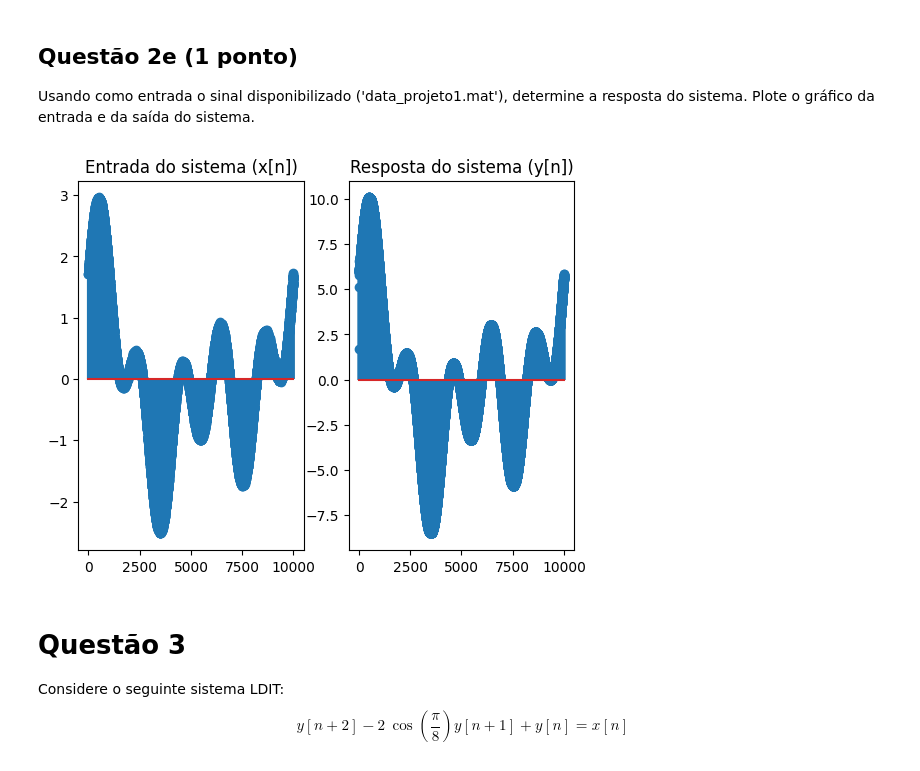
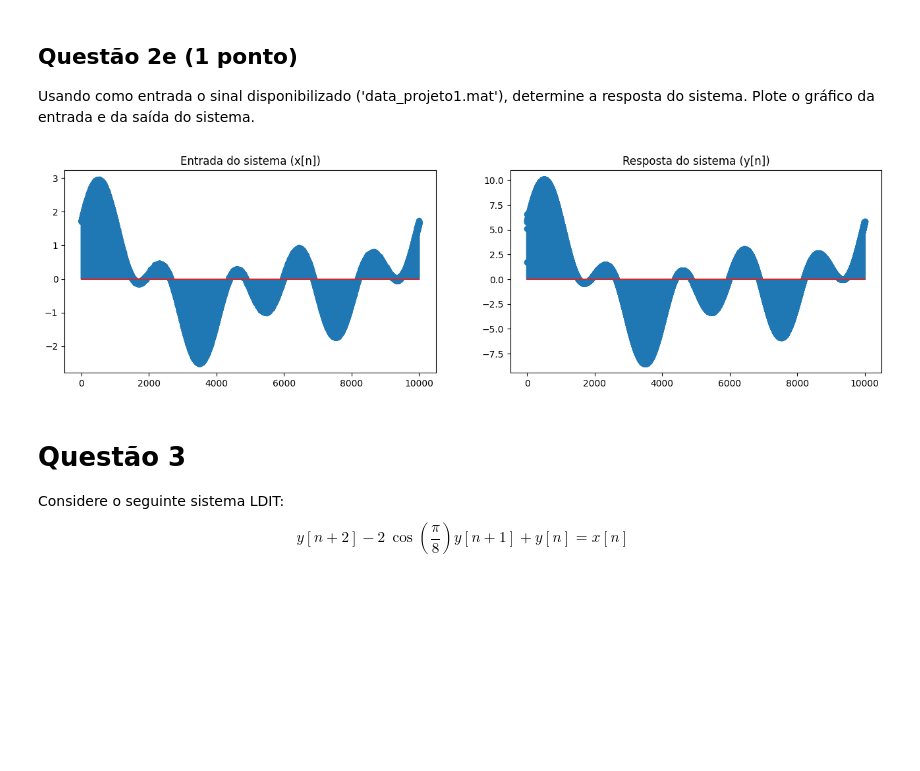
Before and after one commit to akaTsunemori/signal-processing-studies, a Jupyter notebook: projeto-1/projeto1.ipynb, the cells around one changed output. Cells and saved outputs as stored; diff of their text form; code cells hidden in the pictures; blank space fills up the shorter version.

Commit message:
2-e resized figure

```diff
--- a/projeto-1/projeto1.ipynb
+++ b/projeto-1/projeto1.ipynb
@@ -309,30 +309,30 @@ Usando como entrada o sinal disponibilizado ('data_projeto1.mat'), determine a r
 # %%
 x_n = sp.io.loadmat('data_projeto1.mat')['sinal'].ravel()
 
 
 def x(n: float) -> float:
     if n < 0:
         return 0
     return x_n[n]
 
 
 @lru_cache(maxsize=len(x_n))
 def y(n: int) -> int:
     if  n < 0:
         return 0
     return (-1/6)*y(n-2) + x(n) + 2*x(n-1) + x(n-2)
 
 
 n = list(range(len(x_n)))
 y_n = [y(i) for i in range(len(x_n))]
-ax = plt.subplots(1,2)[1]
+ax = plt.subplots(1,2, figsize=(16,4))[1]
 ax[0].stem(n, x_n)
 ax[0].set_title('Entrada do sistema (x[n])')
 ax[1].stem(n, y_n)
 ax[1].set_title('Resposta do sistema (y[n])')
 plt.show()
 # %% [output]
-[figure, old version]
+[figure, new version]
 # %% [markdown]
 # Questão 3
 Considere o seguinte sistema LDIT:
```
Also changed, not shown: parts of 1 cell of this notebook.
